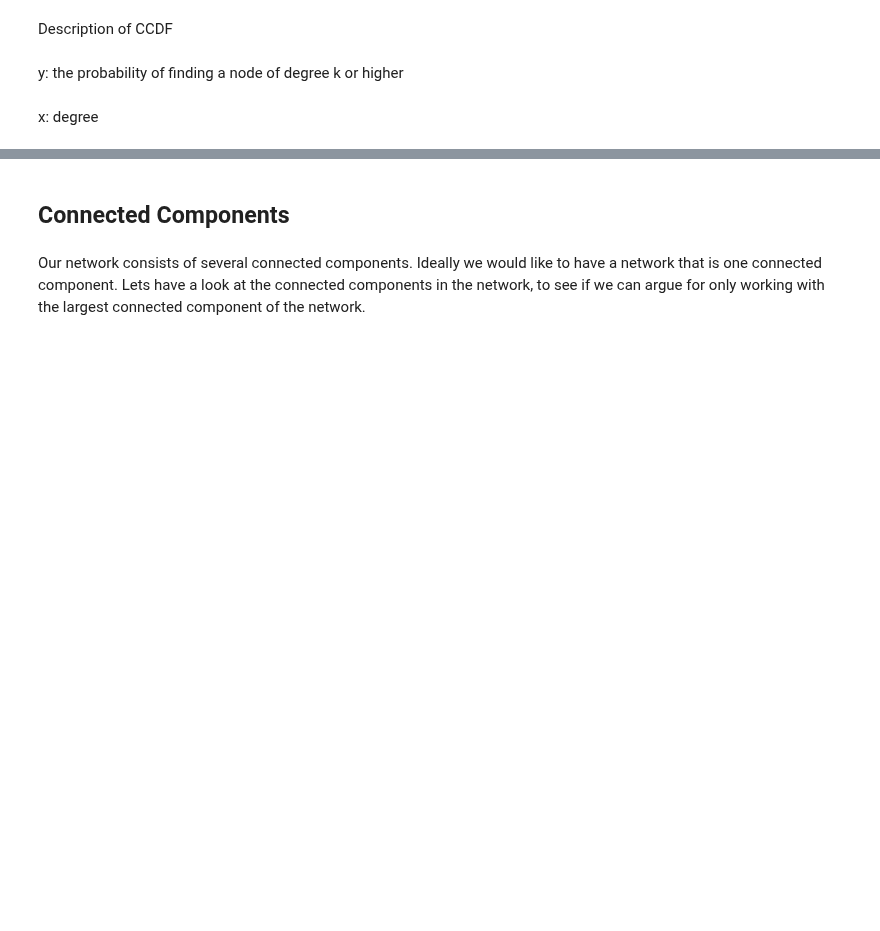
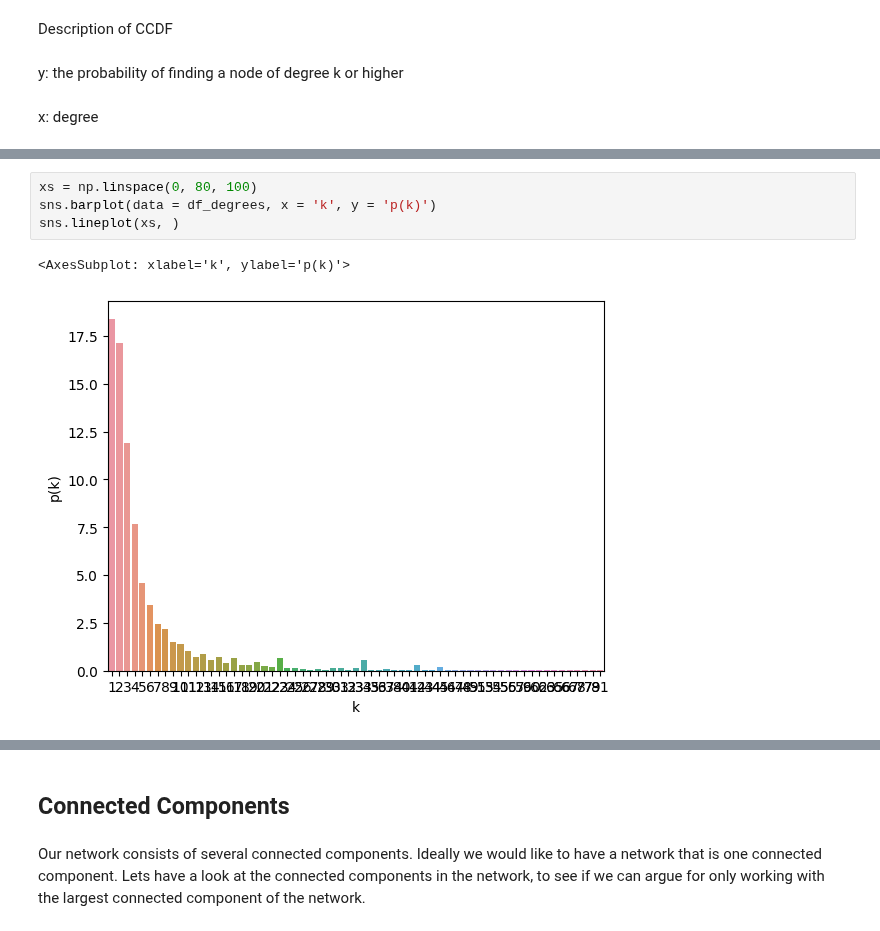
Before and after one commit to viggo-gascou/network-analysis, a Jupyter notebook: main_authors.ipynb, the cells around one changed output, grey strips where cells are left out. Saved outputs shown, nothing was run; the diff lists cells and outputs as text; blank space fills up the shorter version.

```diff
--- a/main_authors.ipynb
+++ b/main_authors.ipynb
@@ -144,0 +145,7 @@ Powerlaw CCDF Fit: 10.8487 x ^ -1.7804 (k_min = 34)Calculating best minimal valu
+# %%
+xs = np.linspace(0, 80, 100)
+sns.barplot(data = df_degrees, x = 'k', y = 'p(k)')
+sns.lineplot(xs, )
+# %% [output]
+<AxesSubplot: xlabel='k', ylabel='p(k)'>
+[figure, added]
```
Also changed, not shown: parts of 3 cells of this notebook, 2 other files.
